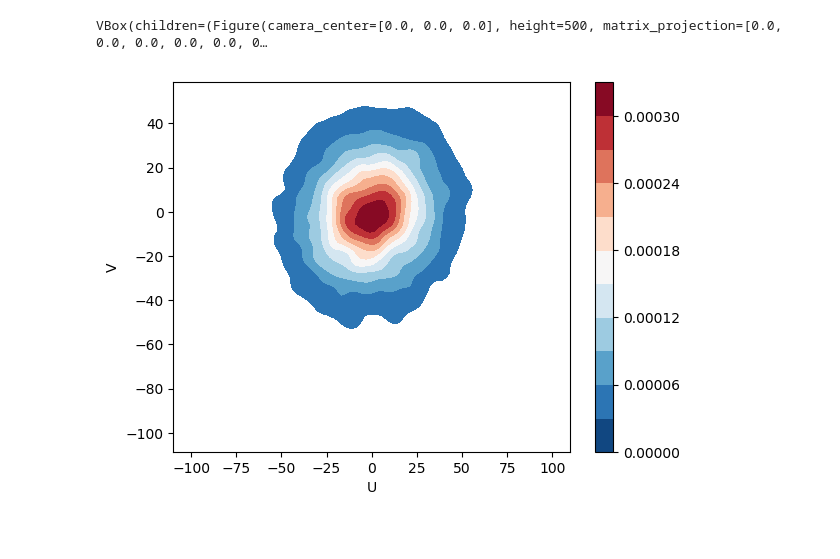
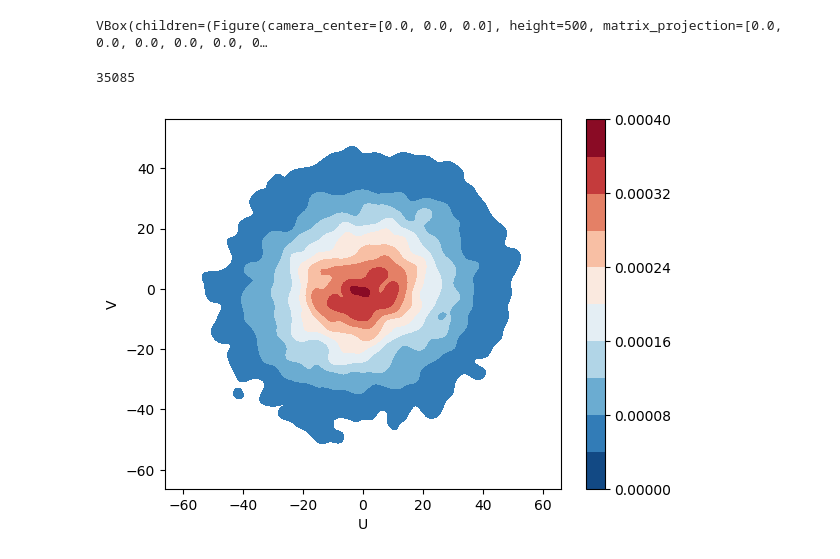
Before and after one commit to erumelhart/astr499research, a Jupyter notebook: gaia_data_search_part2.ipynb, the cells around one changed output. Cells and saved outputs as stored; diff of their text form; code cells hidden in the pictures; blank space fills up the shorter version.

Commit message:
Updated KDE plot

```diff
--- a/gaia_data_search_part2.ipynb
+++ b/gaia_data_search_part2.ipynb
@@ -119,12 +139,20 @@ ipv.quickscatter(np.log(ucoord), np.log(vcoord), np.log(wcoord), size=0.5, color
 # %% [output]
 VBox(children=(Figure(camera_center=[0.0, 0.0, 0.0], height=500, matrix_projection=[0.0, 0.0, 0.0, 0.0, 0.0, 0…
 # %%
-uvmask = np.where((ucrd < 100) & (ucrd > -100) & (vcrd < 50) & (vcrd > -100))
+#Limiting U and V velocities to match Bovy & Hogg, 2009, then zooming in more
+
+uvmask = np.where((ucrd < 60) & (ucrd > -60) & (vcrd < 50) & (vcrd > -60))
 
 ushort = ucrd[uvmask]
 vshort = vcrd[uvmask]
+len(ushort)
+# %% [output]
+35085
 # %%
-sns.kdeplot(ushort, vshort, legend=True, shade=True, gridsize=100, cbar=True, cmap="RdBu_r", shade_lowest=False)
+#Kernel density estimate plot of V vs U
+
+sns.kdeplot(ushort, vshort, legend=True, shade=True, gridsize=200, kernel='gau', cbar=True,
+            bw=2.1, cmap="RdBu_r", shade_lowest=False)
 plt.show()
 # %% [output]
-[figure, old version]
+[figure, new version]
```
Also changed, not shown: parts of 9 cells of this notebook.
